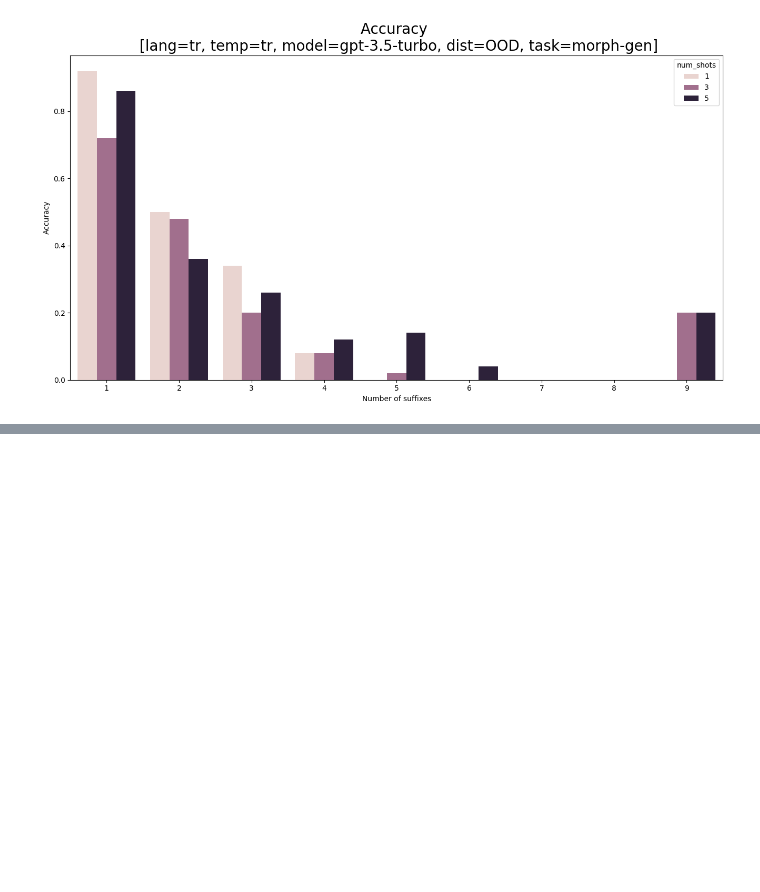
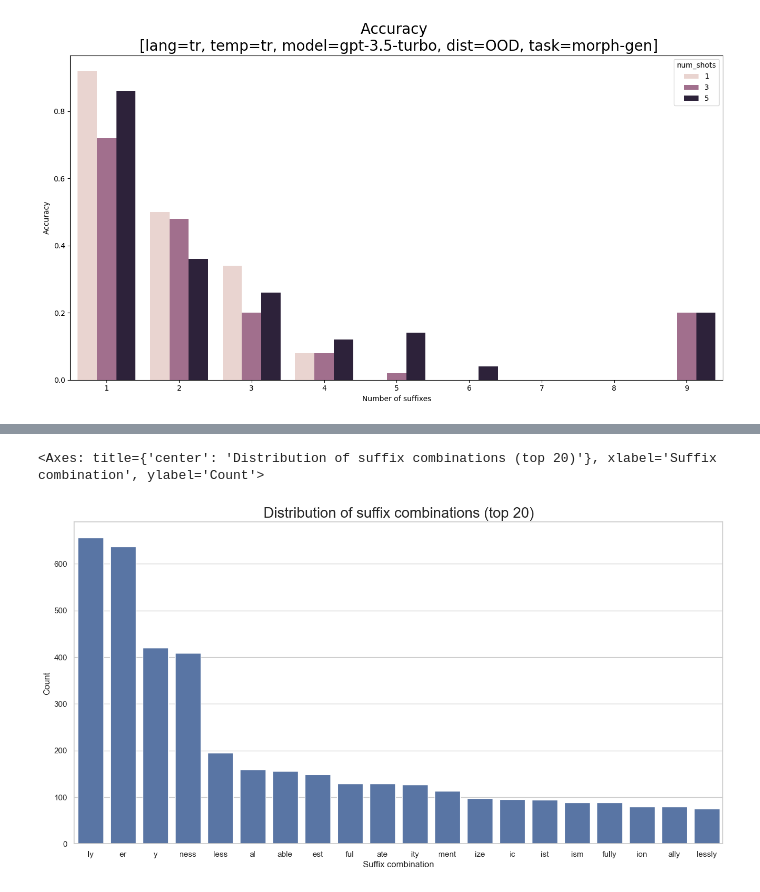
Before and after one commit to mismayil/morph-gen, a Jupyter notebook: src/data.ipynb, the cells around one changed output, grey strips where cells are left out. Drawn from its saved outputs; the diff is of its cells as text; code cells hidden in the pictures; blank space fills up the shorter version.

```diff
--- a/src/data.ipynb
+++ b/src/data.ipynb
@@ -300,3 +300,7 @@ sns.barplot(data=tab_results.query("is_ood == True & task == 'morph-gen'"), x="n
 # %% [output]
 <Axes: title={'center': 'Accuracy \n [lang=tr, temp=tr, model=gpt-3.5-turbo, dist=OOD, task=morph-gen]'}, xlabel='Number of suffixes', ylabel='Accuracy'>
 [figure]
+# %%
+from utils import read_json
+
+en_data = read_json("../data/en/MorphoLEX_en_prep.json")
@@ -302,0 +361,17 @@ sns.barplot(data=tab_results.query("is_ood == True & task == 'morph-gen'"), x="n
+# %%
+morpheme_combs = []
+
+for sample in en_data["data"]:
+    morpheme_combs.append("".join(sample["morphemes"]))
+
+morpheme_combs_counter = Counter(morpheme_combs)
+fig, ax = plt.subplots(figsize=(16, 8))
+ax.set_title("Distribution of suffix combinations (top 20)")
+ax.set_xlabel("Suffix combination")
+ax.set_ylabel("Count")
+# set the title font size
+ax.title.set_size(20)
+sns.barplot(dict(morpheme_combs_counter.most_common(20)), ax=ax)
+# %% [output]
+<Axes: title={'center': 'Distribution of suffix combinations (top 20)'}, xlabel='Suffix combination', ylabel='Count'>
+[figure, added]
```
Also changed, not shown: parts of 10 cells of this notebook, 36 other files.
